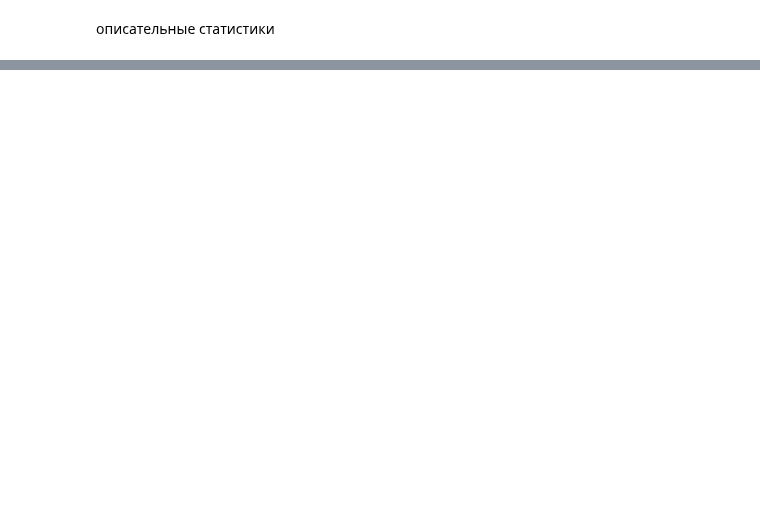
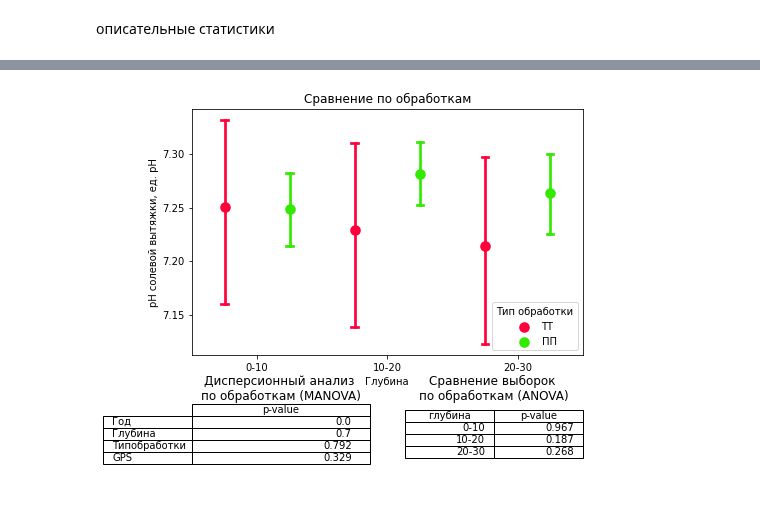
Before and after one commit to hukitoc94/total_archangelskiy, a Jupyter notebook: field_scale/field_data/field_data_analis.ipynb, the cells around one changed output, grey strips where cells are left out. Cells and saved outputs as stored; diff of their text form; code cells hidden in the pictures; blank space fills up the shorter version.

```diff
--- a/field_scale/field_data/field_data_analis.ipynb
+++ b/field_scale/field_data/field_data_analis.ipynb
@@ -50,6 +49,8 @@ agrochem_columns = ['Год', 'GPS №', 'Тип обработки', 'Глуб
        'Фосфор (подвижная форма), мг/кг', 'Калий (подвижная форма), млн-1',
        'Общий азот, %', 'Органический углерод, %']
 agrochemistry_main = agrochemistry_total[agrochemistry_total['Глубина'].isin(['0-10',"10-20","20-30"])][agrochem_columns]
+agrochemistry_main.drop('повторность', axis = 1, inplace= True)
+agrochemistry_main.dropna(axis = 0, inplace= True)
 # %%
 
 def aov_for_nominal(df, agrochem_property):
@@ -58,9 +59,9 @@ def aov_for_nominal(df, agrochem_property):
     output - resul of MANOVA
     """
     dispers = df.copy()
-    agrochem_property
-    dispers.columns = dispers.columns.str.replace(r'[\(),.%№ /-]', '')
-    reg = ols('Органическийуглерод ~ Год + Глубина  +  Типобработки + GPS ' ,  data=dispers).fit()
+    agrochem_property_ = re.sub(r'[\(),.%№ /-]', '' , agrochem_property)
+    dispers.columns = dispers.columns.str.replace(r'[\(),.%№ /-]', '', )
+    reg = ols('{} ~ Год + Глубина  +  Типобработки + GPS'.format(agrochem_property_) ,  data=dispers).fit()
     aov = sm.stats.anova_lm(reg)
     aov = aov[["PR(>F)"]]
     aov.columns = ['p-value']
@@ -88,12 +89,15 @@ def ploting( df, hue,  agrochem_property , aov ,stat_test_df, to_lable = "по
     ax1 = plt.subplot2grid((3,2), (0, 0), colspan=2, rowspan = 2)
     ax2 = plt.subplot2grid((3,2), (2, 0))
     ax3 = plt.subplot2grid((3,2), (2, 1))
-
+    if len(df[hue].unique()) == 2:
+        pal =  "prism_r"
+    else:
+        pal =  "tab10"
     sns.pointplot(data = df,
         x = "Глубина",
         y = agrochem_property,
         hue = hue,
-        pallet = 'Set1',
+        palette = pal,
         scale = 1.2,
         ci = 95,
         dodge= 0.5,
@@ -116,12 +120,12 @@ def ploting( df, hue,  agrochem_property , aov ,stat_test_df, to_lable = "по
 
 def data_processing(df, type_ , agrochem_property , to_lable = "1" ):
     stats_type = df.groupby([type_,'Глубина']).agg({ np.mean,  np.std, scipy.stats.variation})
-    features = ['Год', 'GPS №', 'Тип обработки', 'Глубина', 'повторность']
+    features = ['Год', 'GPS №', 'Тип обработки', 'Глубина']
     features.append(agrochem_property) #добавление фичи
-    df = agrochemistry_main[features]
+    df = df[features]
     stats = df.groupby([type_,'Глубина']).agg({ np.mean,  np.std, scipy.stats.variation})
 
-    aov = aov_for_nominal(df)
+    aov = aov_for_nominal(df, agrochem_property)
     stat_test_df = anova(df, type_, agrochem_property)
     fig = ploting(df, type_, agrochem_property, aov,stat_test_df,to_lable  )
 
@@ -437,8 +136,0 @@ sns.boxplot(data = agrochemistry_main[agrochemistry_main['Год'].isin(['2020',
-# %%
-agrochemistry_main.columns = agrochemistry_main.columns.str.replace(r'[\(),.%№ /-]', '')
-reg = ols('Органическийуглерод ~GPS + Год + Типобработки + Глубина' ,  data=agrochemistry_main[agrochemistry_main['Год'] != '2019' ]).fit()
-aov = sm.stats.anova_lm(reg)
-
-
-
-aov
@@ -462,0 +137,4 @@ LinAlgError: Singular matrix
+# %%
+_,_,_ ,fig = data_processing(df = agrochemistry_main, type_ = 'Тип обработки', agrochem_property = 'рН солевой вытяжки, ед. рН', to_lable = "обработкам")
+# %% [output]
+[figure, added]
```
Also changed, not shown: parts of 47 cells of this notebook, 1 other file.
